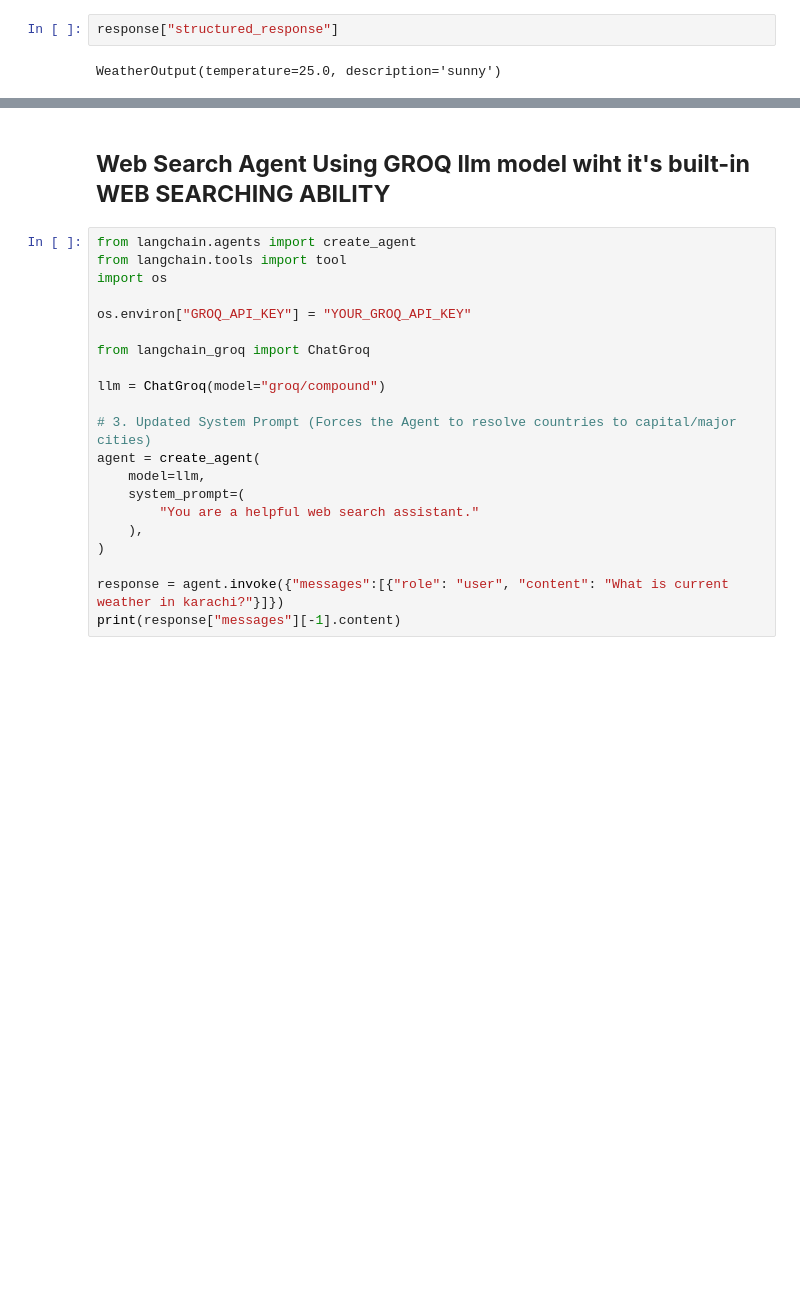
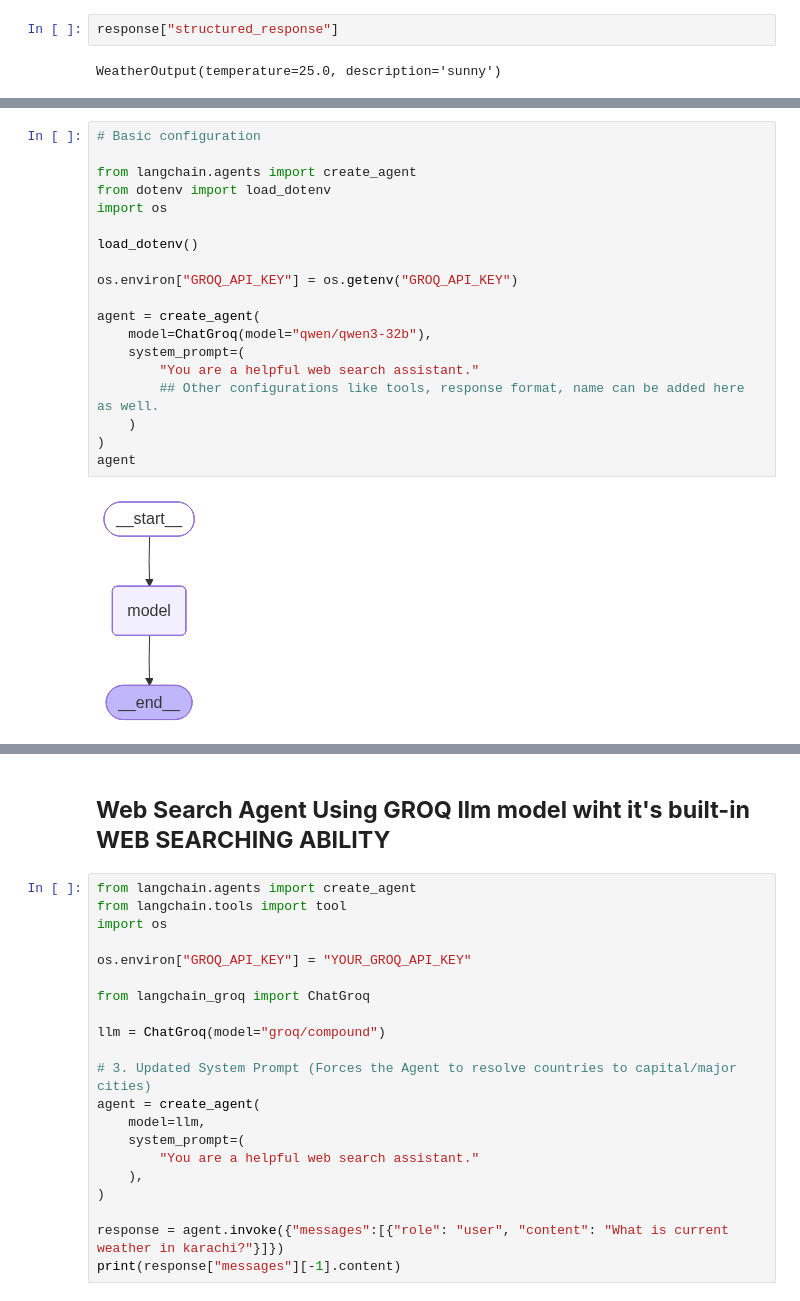
Before and after one commit to MYounus-Codes/complete-agentic-ai, a Jupyter notebook: 1_Langchain/01_langchainintro.ipynb, the cells around one changed output, grey strips where cells are left out. Drawn from its saved outputs; the diff is of its cells as text; blank space fills up the shorter version.

```diff
--- a/1_Langchain/01_langchainintro.ipynb
+++ b/1_Langchain/01_langchainintro.ipynb
@@ -46,0 +60,21 @@ WeatherOutput(temperature=25.0, description='sunny')
+# %%
+# Basic configuration
+
+from langchain.agents import create_agent
+from dotenv import load_dotenv
+import os
+
+load_dotenv()
+
+os.environ["GROQ_API_KEY"] = os.getenv("GROQ_API_KEY")
+
+agent = create_agent(
+    model=ChatGroq(model="qwen/qwen3-32b"),
+    system_prompt=(
+        "You are a helpful web search assistant."
+        ## Other configurations like tools, response format, name can be added here as well.
+    )
+)
+agent
+# %% [output]
+[figure, added]
```
Also changed, not shown: parts of 4 cells of this notebook.
